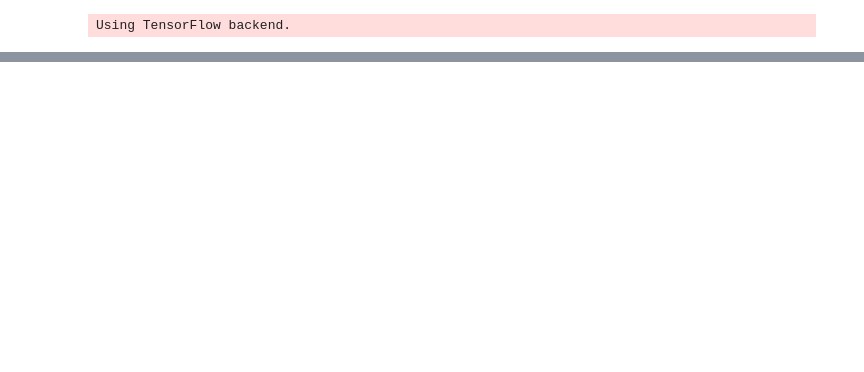
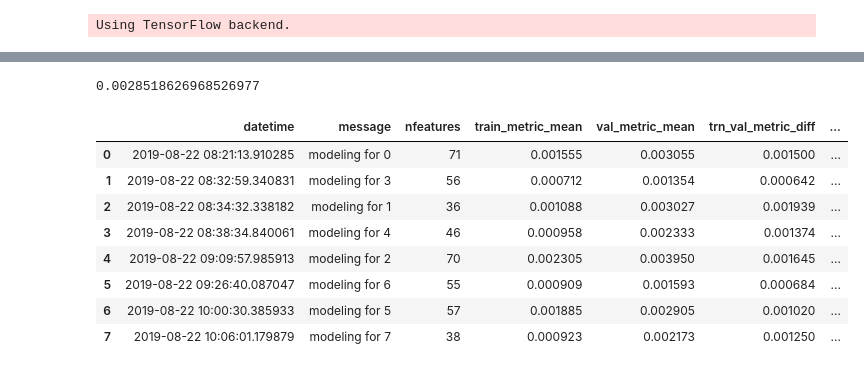
Before and after one commit to arhow/MolecularProperties, a Jupyter notebook: molecularproperties/select_features/process-queue-oof-scalar_coupling_constant3.ipynb, the cells around one changed output, grey strips where cells are left out. Saved outputs shown, nothing was run; the diff lists cells and outputs as text; code cells hidden in the pictures; blank space fills up the shorter version.

```diff
--- a/molecularproperties/select_features/process-queue-oof-scalar_coupling_constant3.ipynb
+++ b/molecularproperties/select_features/process-queue-oof-scalar_coupling_constant3.ipynb
@@ -500,0 +297,18 @@ init 5 -1.236895026643203 -1.8522039705242035
+# %%
+#sd
+df_trial = pd.DataFrame(mytrial)
+df_trial['trn_val_metric_diff_rate'] = df_trial['trn_val_metric_diff'] / df_trial['train_metric_mean']
+df_trial['log_val_mae'] = df_trial['val_metric_mean'].apply(lambda x : np.log(x))
+print(mean_absolute_error(df_valid_pred.sort_values(by=['index']).reset_index(drop=True).predict.values, df_train.reset_index(drop=True).y.values))
+df_trial[['datetime', 'message', 'nfeatures', 'train_metric_mean', 'val_metric_mean', 'trn_val_metric_diff', 'trn_val_metric_diff_rate', 'message', 'log_val_mae']]
+# %% [output]
+0.0028518626968526977
+|  | datetime | message | nfeatures | train_metric_mean | val_metric_mean | trn_val_metric_diff | ... |
+| 0 | 2019-08-22 08:21:13.910285 | modeling for 0 | 71 | 0.001555 | 0.003055 | 0.001500 | ... |
+| 1 | 2019-08-22 08:32:59.340831 | modeling for 3 | 56 | 0.000712 | 0.001354 | 0.000642 | ... |
+| 2 | 2019-08-22 08:34:32.338182 | modeling for 1 | 36 | 0.001088 | 0.003027 | 0.001939 | ... |
+| 3 | 2019-08-22 08:38:34.840061 | modeling for 4 | 46 | 0.000958 | 0.002333 | 0.001374 | ... |
+| 4 | 2019-08-22 09:09:57.985913 | modeling for 2 | 70 | 0.002305 | 0.003950 | 0.001645 | ... |
+| 5 | 2019-08-22 09:26:40.087047 | modeling for 6 | 55 | 0.000909 | 0.001593 | 0.000684 | ... |
+| 6 | 2019-08-22 10:00:30.385933 | modeling for 5 | 57 | 0.001885 | 0.002905 | 0.001020 | ... |
+| 7 | 2019-08-22 10:06:01.179879 | modeling for 7 | 38 | 0.000923 | 0.002173 | 0.001250 | ... |
```
Also changed, not shown: parts of 42 cells of this notebook, 1 other file.
